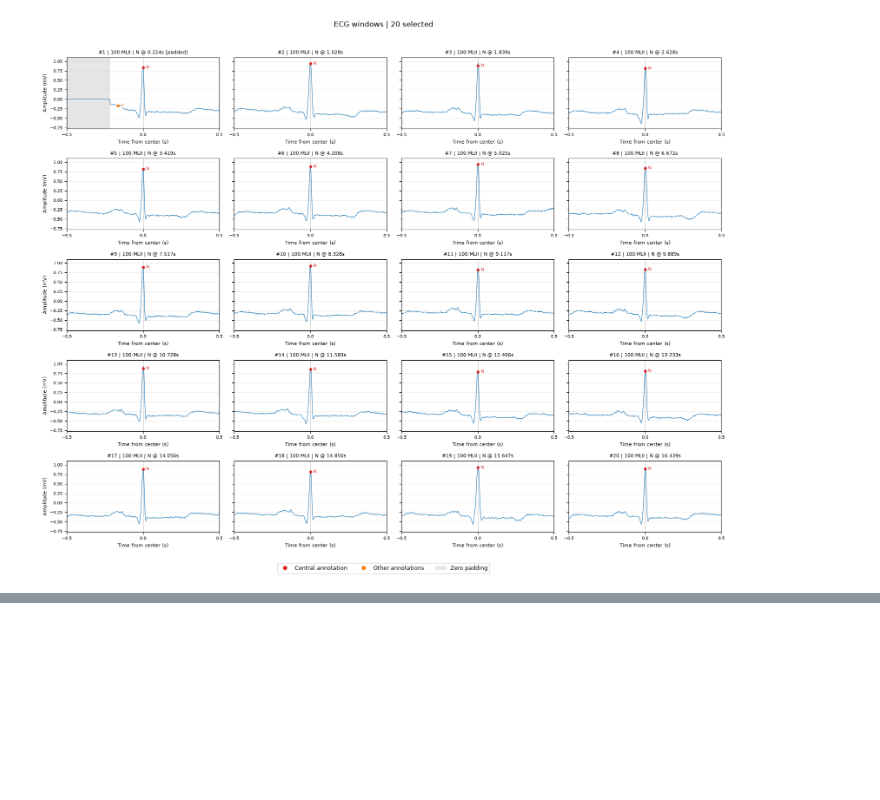
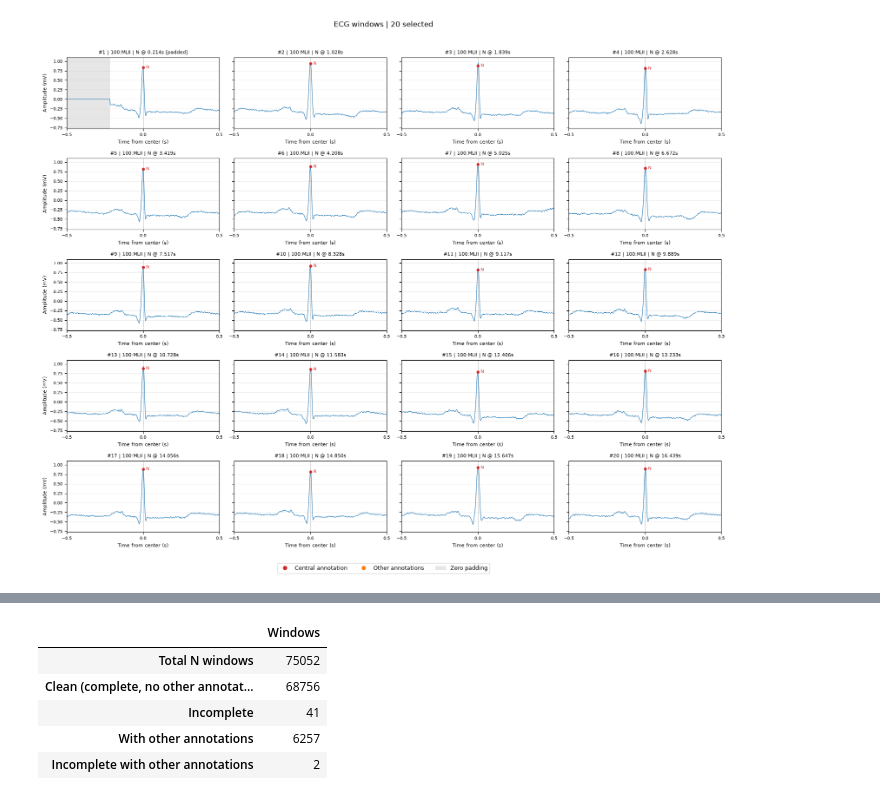
Before and after one commit to gabrielbozek/ecg-anomaly, a Jupyter notebook: notebooks/EDA.ipynb, the cells around one changed output, grey strips where cells are left out. Cells and saved outputs as stored; diff of their text form; code cells hidden in the pictures; blank space fills up the shorter version.

```diff
--- a/notebooks/EDA.ipynb
+++ b/notebooks/EDA.ipynb
@@ -218,7 +218,7 @@ class ECGWindow:
         channel_name: Original channel name.
         unit: Physical unit of the signal values, for example mV.
         annotation: Central annotation; its offset_samples is always zero.
-        other_annotations: All other entries in the inclusive window interval,
+        other_annotations: All other entries except + in the inclusive window interval,
             including entries with the same symbol or at the same sample.
         left_padding: Number of missing samples replaced by zeros on the left.
         right_padding: Number of missing samples replaced by zeros on the right.
@@ -247,7 +247,7 @@ class ECGWindow:
 
     @property
     def has_other_annotations(self) -> bool:
-        """Return True if the window contains entries besides its central annotation."""
+        """Return True if another annotation with a symbol other than + is present."""
         return bool(self.other_annotations)
 # %%
 def extract_ecg_window(
@@ -261,7 +261,8 @@ def extract_ecg_window(
     The inclusive interval is [annotation time - 0.5 s, annotation time + 0.5 s].
     The sampling rate must place both endpoints on integer sample indices.
     Annotation entries are distinguished by their original indices, so another
-    entry at the central sample is retained among other_annotations.
+    entry at the central sample is retained among other_annotations, unless
+    its symbol is +. A + entry can still be selected as the central annotation.
 
     Args:
         record: WFDB Record with physical signals loaded from sample zero.
@@ -339,7 +340,10 @@ def extract_ecg_window(
         channel_name=names[channel],
         unit=units[channel],
         annotation=next(entry for entry in entries if entry.annotation_index == annotation_index),
-        other_annotations=tuple(entry for entry in entries if entry.annotation_index != annotation_index),
+        other_annotations=tuple(
+            entry for entry in entries
+            if entry.annotation_index != annotation_index and entry.symbol != "+"
+        ),
         left_padding=left_padding,
         right_padding=right_padding,
     )
@@ -353,7 +357,8 @@ def generate_ecg_windows(
     """Yield one window per matching annotation, in the original annotation order.
 
     Windows are created lazily. Only the center is selected by symbol; all
-    other annotation entries inside each window are preserved.
+    other annotation entries inside each window are preserved except +.
+    The + symbol remains valid as an explicitly selected window center.
 
     Args:
         record: WFDB Record with physical signals loaded from sample zero.
@@ -500,0 +512,40 @@ plt.show()
+# %%
+import pandas as pd
+from IPython.display import display
+
+summary_rows = []
+for summary_record_id in record_ids:
+    summary_path = project_root / "data/raw/mitdb-1.0.0" / summary_record_id
+    summary_record = wfdb.rdrecord(str(summary_path))
+    summary_annotations = wfdb.rdann(str(summary_path), "atr")
+    counts = {
+        "Total N windows": 0,
+        "Clean (complete, no other annotations)": 0,
+        "Incomplete": 0,
+        "With other annotations": 0,
+        "Incomplete with other annotations": 0,
+    }
+    for summary_window in generate_ecg_windows(
+        summary_record, summary_annotations, annotation_symbol="N", channel=0
+    ):
+        counts["Total N windows"] += 1
+        counts["Clean (complete, no other annotations)"] += int(
+            summary_window.is_complete and not summary_window.has_other_annotations
+        )
+        counts["Incomplete"] += int(not summary_window.is_complete)
+        counts["With other annotations"] += int(summary_window.has_other_annotations)
+        counts["Incomplete with other annotations"] += int(
+            not summary_window.is_complete and summary_window.has_other_annotations
+        )
+    summary_rows.append({"Record": summary_record_id, **counts})
+
+window_summary_by_record = pd.DataFrame(summary_rows).set_index("Record")
+window_summary = window_summary_by_record.sum().rename("Windows").to_frame()
+display(window_summary)
+# %% [output]
+|  | Windows |
+| Total N windows | 75052 |
+| Clean (complete, no other annotat... | 68756 |
+| Incomplete | 41 |
+| With other annotations | 6257 |
+| Incomplete with other annotations | 2 |
```
Also changed, not shown: parts of 3 cells of this notebook.
